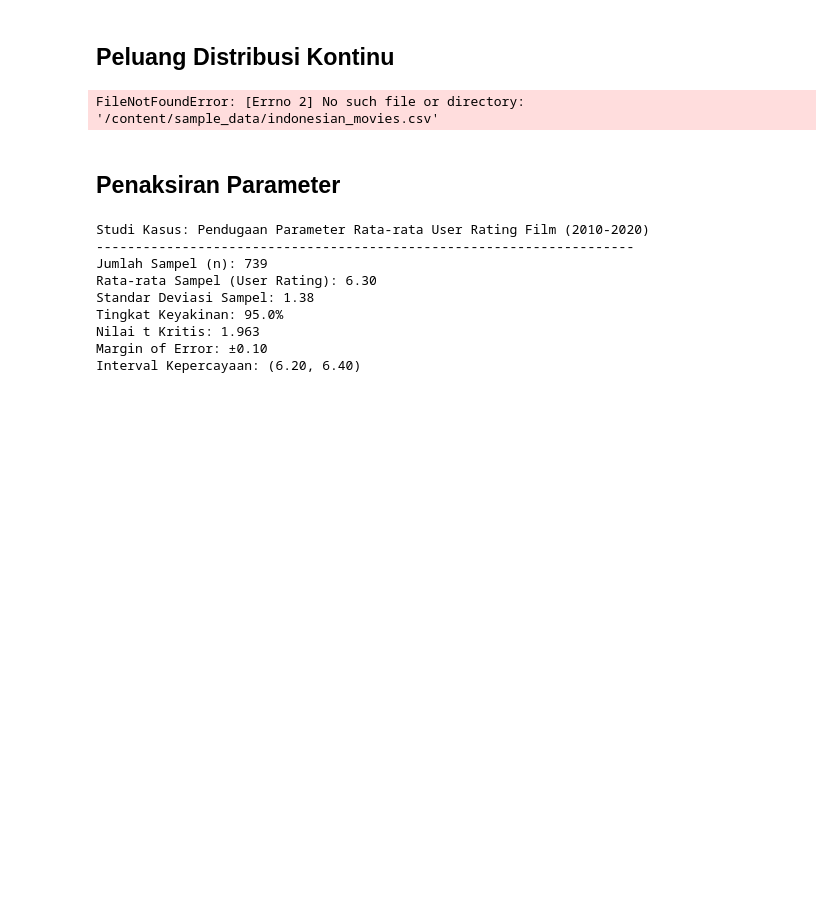
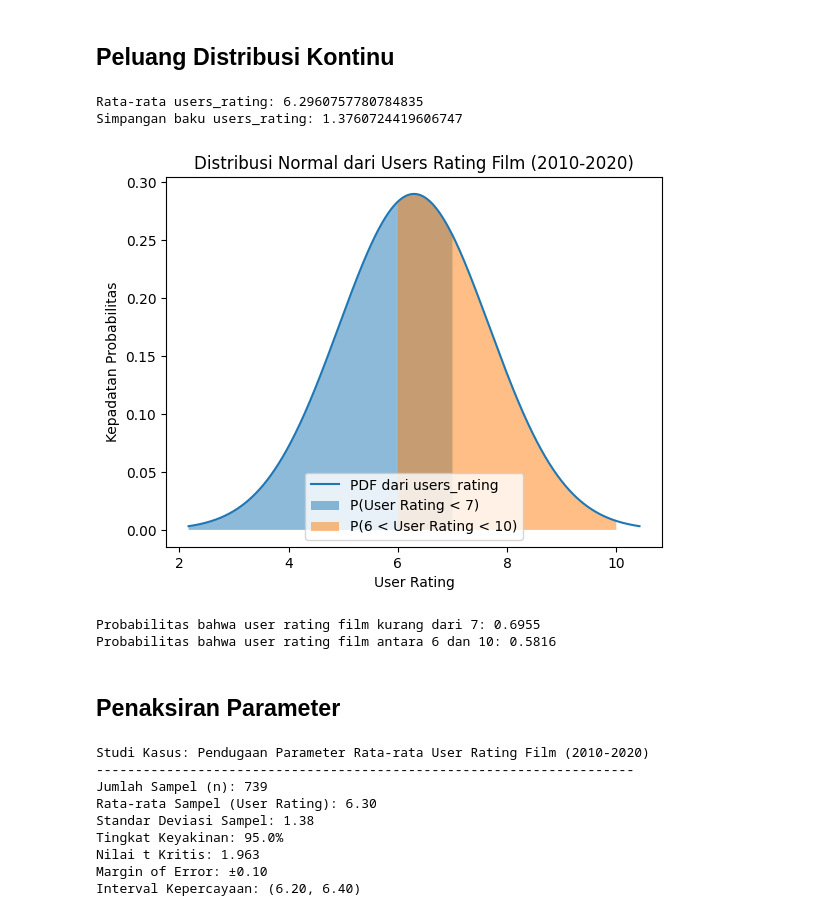
Before and after one commit to ahargunyllib/indonesian-movies-statistics, a Jupyter notebook: Analisis_Data_Film_Indonesia.ipynb, the cells around one changed output. Saved outputs shown, nothing was run; the diff lists cells and outputs as text; code cells hidden in the pictures; blank space fills up the shorter version.

```diff
--- a/Analisis_Data_Film_Indonesia.ipynb
+++ b/Analisis_Data_Film_Indonesia.ipynb
@@ -36,7 +36,7 @@ import numpy as np
 import matplotlib.pyplot as plt
 
 # Muat dataset
-df = pd.read_csv("/content/sample_data/indonesian_movies.csv")
+df = pd.read_csv("https://raw.githubusercontent.com/ahargunyllib/indonesian-movies-statistics/main/indonesian_movies.csv")
 
 # Filter DataFrame untuk film antara tahun 2010 dan 2020 (inklusif)
 filtered_df = df[(df['year'] >= 2010) & (df['year'] <= 2020)]
@@ -56,34 +56,38 @@ dist = norm(loc=mean_users_rating, scale=std_users_rating)
 
 # Plot fungsi kepadatan probabilitas (PDF)
 x = np.linspace(mean_users_rating - 3*std_users_rating, mean_users_rating + 3*std_users_rating, 1000)
 y = dist.pdf(x)
 
 plt.plot(x, y, label='PDF dari users_rating')
 plt.xlabel('User Rating')
 plt.ylabel('Kepadatan Probabilitas')
 plt.title('Distribusi Normal dari Users Rating Film (2010-2020)')
 
 # Visualisasi probabilitas bahwa user rating film kurang dari 7
 x_fill = np.linspace(x.min(), 7, 1000)
 y_fill = dist.pdf(x_fill)
 plt.fill_between(x_fill, y_fill, alpha=0.5, label='P(User Rating < 7)')
 
 # Visualisasi probabilitas bahwa user rating film antara 6 dan 10
 x_fill_between = np.linspace(6, 10, 1000)
 y_fill_between = dist.pdf(x_fill_between)
 plt.fill_between(x_fill_between, y_fill_between, alpha=0.5, label='P(6 < User Rating < 10)')
 
 plt.legend()
 plt.show()
 
 # Hitung probabilitas bahwa user rating kurang dari 7 dan antara 6 dan 10
 prob_kurang_dari_7 = dist.cdf(7)
 prob_antara_6_dan_10 = dist.cdf(10) - dist.cdf(6)
 
 print(f"Probabilitas bahwa user rating film kurang dari 7: {prob_kurang_dari_7:.4f}")
 print(f"Probabilitas bahwa user rating film antara 6 dan 10: {prob_antara_6_dan_10:.4f}")
 # %% [output]
-FileNotFoundError: [Errno 2] No such file or directory: '/content/sample_data/indonesian_movies.csv'
+Rata-rata users_rating: 6.2960757780784835
+Simpangan baku users_rating: 1.3760724419606747
+[figure, added]
+Probabilitas bahwa user rating film kurang dari 7: 0.6955
+Probabilitas bahwa user rating film antara 6 dan 10: 0.5816
 # %% [markdown]
 ## Penaksiran Parameter
 # %%
```
Also changed, not shown: parts of 5 cells of this notebook.
